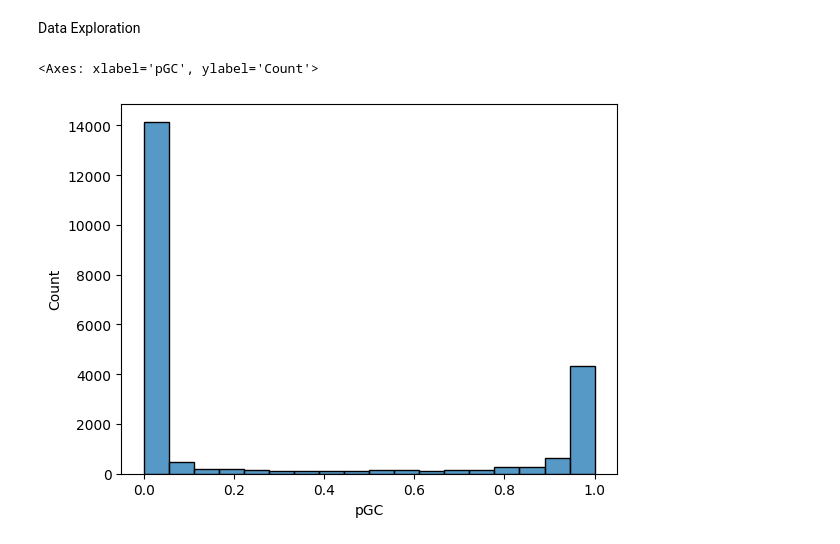
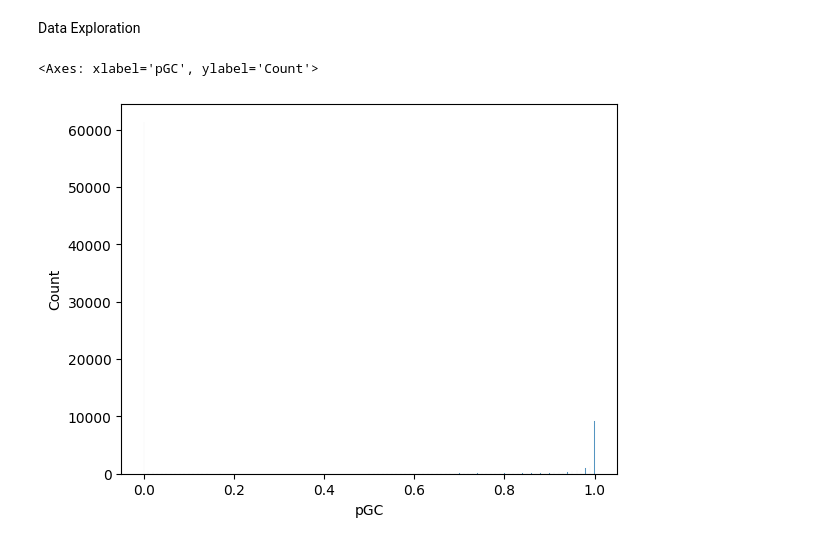
Before and after one commit to LuGorr/AII-Assignment, a Jupyter notebook: GP/gp.ipynb, the cells around one changed output. Cells and saved outputs as stored; diff of their text form; code cells hidden in the pictures.

Commit message:
Doubly stochastic inference and training loop

```diff
--- a/GP/gp.ipynb
+++ b/GP/gp.ipynb
@@ -9,16 +30,43 @@ Load the datasets using utils.data.prepare_data()
 # %%
 from utils import data
+import pandas as pd
+import numpy as np
+import torch
+
+if torch.cuda.is_available():
+    device = torch.device("cuda")
+else:
+    device = torch.device("cpu")
 
 FCC, VCC = data.prepare_data()
+all_frames = pd.concat((FCC, VCC))
+all_frames = all_frames[~all_frames.frame.apply(lambda x: np.isnan(x).any())]
+
+train_df = all_frames.sample(frac=0.7, random_state=42)
+rest = all_frames.drop(train_df.index)
+val_df = rest.sample(frac=1/3, random_state=42)
+test_df = rest.drop(val_df.index)
+
+
+
+train_ds = DataLoader(
+    FrameDataset(train_df),
+    batch_size=64, # Molto più efficiente per la GPU
+    shuffle=True,
+    num_workers=4, # Carica i dati in parallelo su altri core CPU
+    pin_memory=True # Velocizza il passaggio RAM -> GPU
+)
+val_ds = DataLoader(FrameDataset(val_df), batch_size=64, shuffle=False)
+test_ds = DataLoader(FrameDataset(test_df), batch_size=64, shuffle=False)
 # %% [markdown]
 Data Exploration
 # %%
 import seaborn as sns
 
-sns.histplot(FCC["pGC"])
+sns.histplot(all_frames["pGC"])
 # %% [output]
 <Axes: xlabel='pGC', ylabel='Count'>
-[figure, old version]
+[figure, new version]
 # %%
 import torch
 import torch.nn as nn
```
Also changed, not shown: parts of 5 cells of this notebook.
